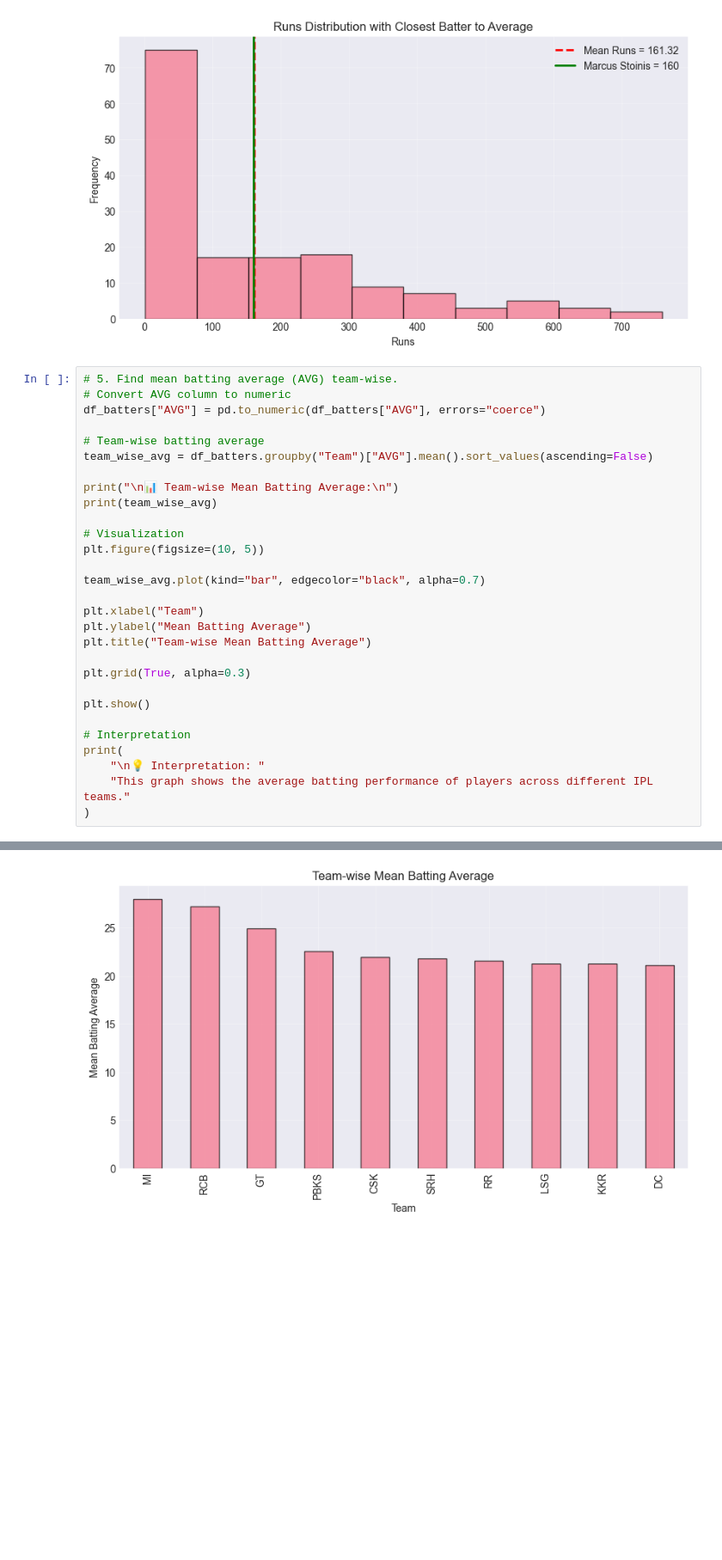
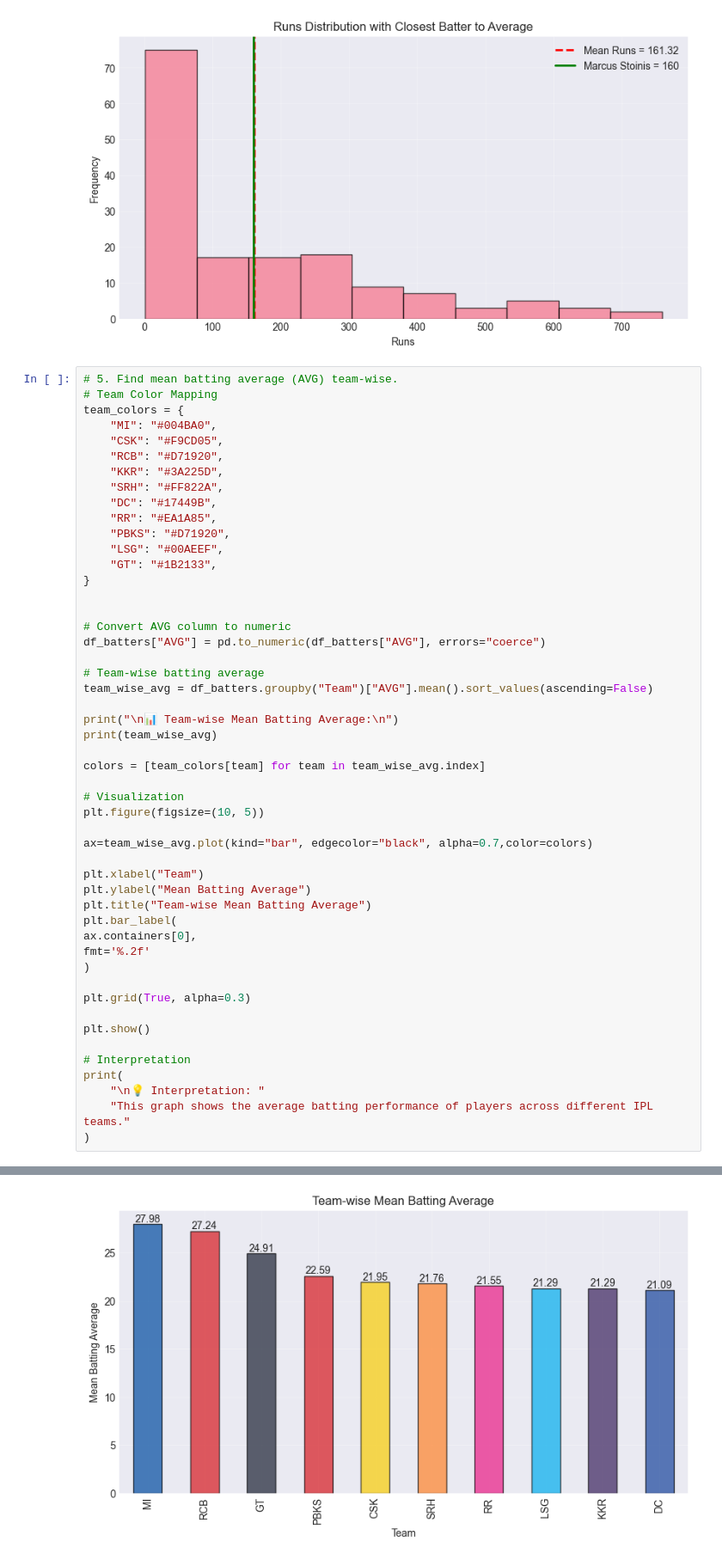
Before and after one commit to shahyash1136/data-analyst-porjects, a Jupyter notebook: IPL_2025_jupyterbook/index.ipynb, the cells around one changed output, grey strips where cells are left out. Shown at 86% size. Drawn from its saved outputs; the diff is of its cells as text; blank space fills up the shorter version.

```diff
--- a/IPL_2025_jupyterbook/index.ipynb
+++ b/IPL_2025_jupyterbook/index.ipynb
@@ -343,6 +347,21 @@ plt.show()
 [figure]
 # %%
 # 5. Find mean batting average (AVG) team-wise.
+# Team Color Mapping
+team_colors = {
+    "MI": "#004BA0",
+    "CSK": "#F9CD05",
+    "RCB": "#D71920",
+    "KKR": "#3A225D",
+    "SRH": "#FF822A",
+    "DC": "#17449B",
+    "RR": "#EA1A85",
+    "PBKS": "#D71920",
+    "LSG": "#00AEEF",
+    "GT": "#1B2133",
+}
+
+
 # Convert AVG column to numeric
 df_batters["AVG"] = pd.to_numeric(df_batters["AVG"], errors="coerce")
 
@@ -352,40 +371,46 @@ team_wise_avg = df_batters.groupby("Team")["AVG"].mean().sort_values(ascending=F
 print("\n📊 Team-wise Mean Batting Average:\n")
 print(team_wise_avg)
 
+colors = [team_colors[team] for team in team_wise_avg.index]
+
 # Visualization
 plt.figure(figsize=(10, 5))
 
-team_wise_avg.plot(kind="bar", edgecolor="black", alpha=0.7)
+ax=team_wise_avg.plot(kind="bar", edgecolor="black", alpha=0.7,color=colors)
 
 plt.xlabel("Team")
 plt.ylabel("Mean Batting Average")
 plt.title("Team-wise Mean Batting Average")
+plt.bar_label(
+ax.containers[0],
+fmt='%.2f'
+)
 
 plt.grid(True, alpha=0.3)
 
 plt.show()
 
 # Interpretation
 print(
     "\n💡 Interpretation: "
     "This graph shows the average batting performance of players across different IPL teams."
 )
 # %% [output]
 📊 Team-wise Mean Batting Average:
 
 Team
 MI      27.981538
 RCB     27.242857
 GT      24.907692
 PBKS    22.585714
 CSK     21.945294
 SRH     21.764286
 RR      21.546923
 LSG     21.291429
 KKR     21.290769
 DC      21.087500
 Name: AVG, dtype: float64
-[figure, old version]
+[figure, new version]
 💡 Interpretation: This graph shows the average batting performance of players across different IPL teams.
 # %%
 ## Bowlers Dataset Questions
```
Also changed, not shown: parts of 7 cells of this notebook.
